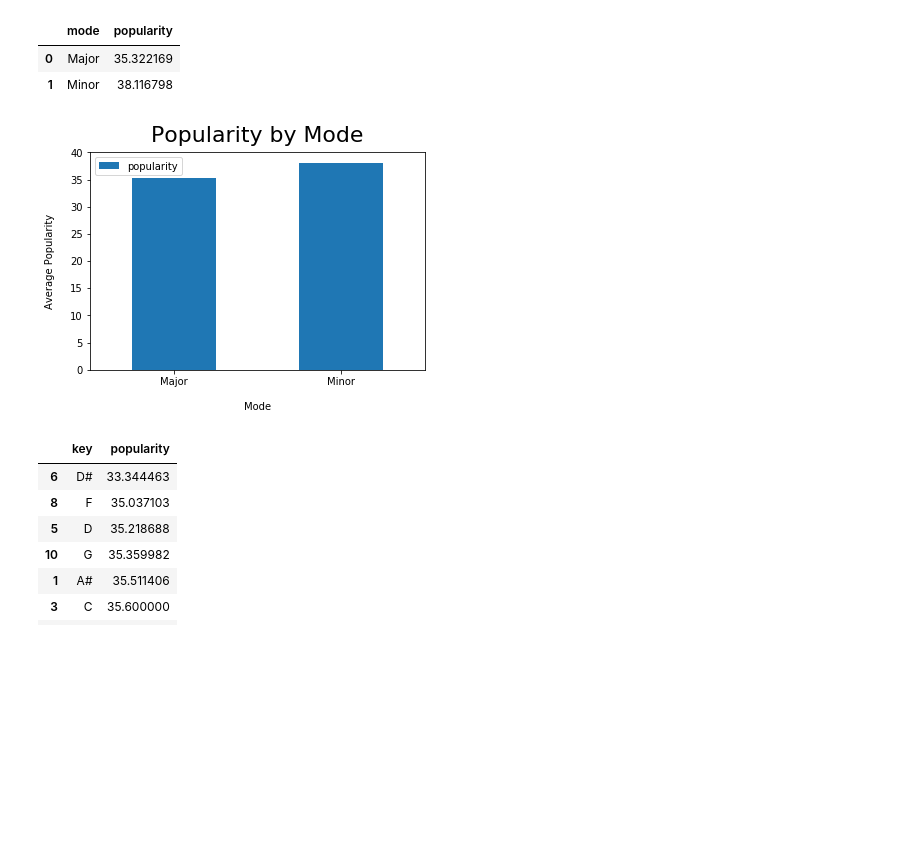
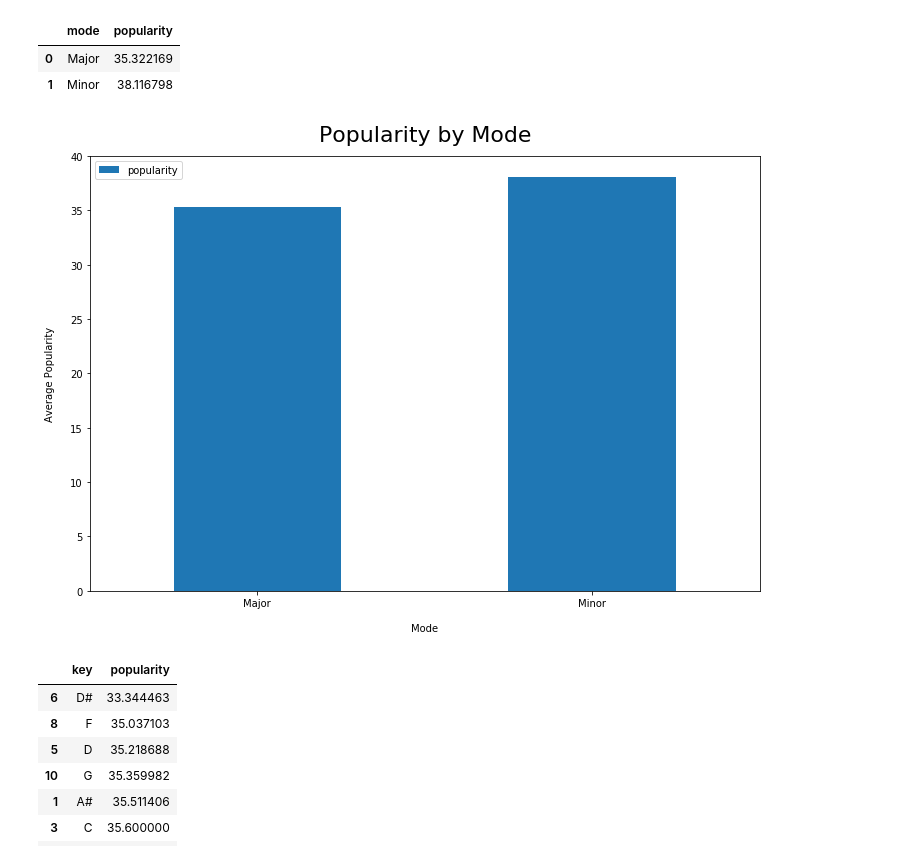
Before and after one commit to zsvorenova/Group_Three, a Jupyter notebook: Spotify_jill.ipynb, the cells around one changed output. Cells and saved outputs as stored; diff of their text form; code cells hidden in the pictures; blank space fills up the shorter version.

Commit message:
finalized minor changes in graphs

```diff
--- a/Spotify_jill.ipynb
+++ b/Spotify_jill.ipynb
@@ -652,13 +622,13 @@ mode_popularity
 | 1 | Minor | 38.116798 |
 # %%
 #Bar chart to display what key has heighest popularity
-bar_mode = mode_popularity.plot.bar(x='mode', y='popularity', rot=0)
+bar_mode = mode_popularity.plot.bar(x='mode', y='popularity', rot=0,figsize=(12,8))
 plt.xlabel("Mode", labelpad=15)
 plt.ylabel("Average Popularity", labelpad=15)
 plt.title("Popularity by Mode", y=1.02, fontsize=22);
 plt.savefig("Images/Bar Chart of Popularity by Mode.png")
 # %% [output]
-[figure, old version]
+[figure, new version]
 # %%
 #Group by key and popularity
 key_popularity=pd.DataFrame(clean_qualitative.groupby(['key'])['popularity'].mean())
```
Also changed, not shown: parts of 33 cells of this notebook, 22 other files.
